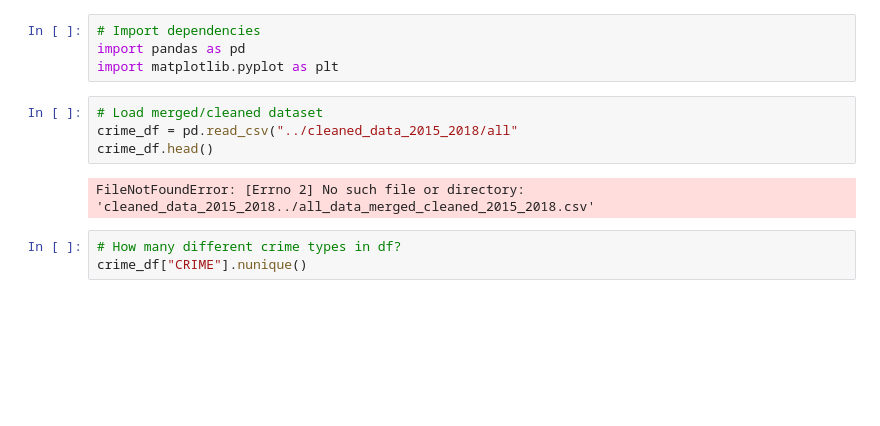
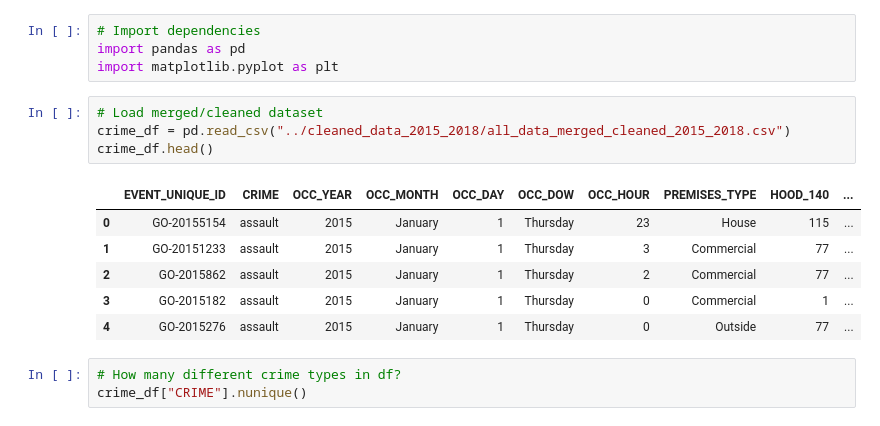
Before and after one commit to MickMarch/Canadian_Homelessness_Analysis, a Jupyter notebook: Data_Exploration/data_exploration.ipynb, the cells around one changed output. Saved outputs shown, nothing was run; the diff lists cells and outputs as text; blank space fills up the shorter version.

```diff
--- a/Data_Exploration/data_exploration.ipynb
+++ b/Data_Exploration/data_exploration.ipynb
@@ -4,10 +4,15 @@ import pandas as pd
 import matplotlib.pyplot as plt
 # %%
 # Load merged/cleaned dataset
-crime_df = pd.read_csv("../cleaned_data_2015_2018/all"
+crime_df = pd.read_csv("../cleaned_data_2015_2018/all_data_merged_cleaned_2015_2018.csv")
 crime_df.head()
 # %% [output]
-FileNotFoundError: [Errno 2] No such file or directory: 'cleaned_data_2015_2018../all_data_merged_cleaned_2015_2018.csv'
+|  | EVENT_UNIQUE_ID | CRIME | OCC_YEAR | OCC_MONTH | OCC_DAY | OCC_DOW | OCC_HOUR | PREMISES_TYPE | HOOD_140 | ... |
+| 0 | GO-20155154 | assault | 2015 | January | 1 | Thursday | 23 | House | 115 | ... |
+| 1 | GO-20151233 | assault | 2015 | January | 1 | Thursday | 3 | Commercial | 77 | ... |
+| 2 | GO-2015862 | assault | 2015 | January | 1 | Thursday | 2 | Commercial | 77 | ... |
+| 3 | GO-2015182 | assault | 2015 | January | 1 | Thursday | 0 | Commercial | 1 | ... |
+| 4 | GO-2015276 | assault | 2015 | January | 1 | Thursday | 0 | Outside | 77 | ... |
 # %%
 # How many different crime types in df?
 crime_df["CRIME"].nunique()
```
Also changed, not shown: parts of 1 cell of this notebook.
